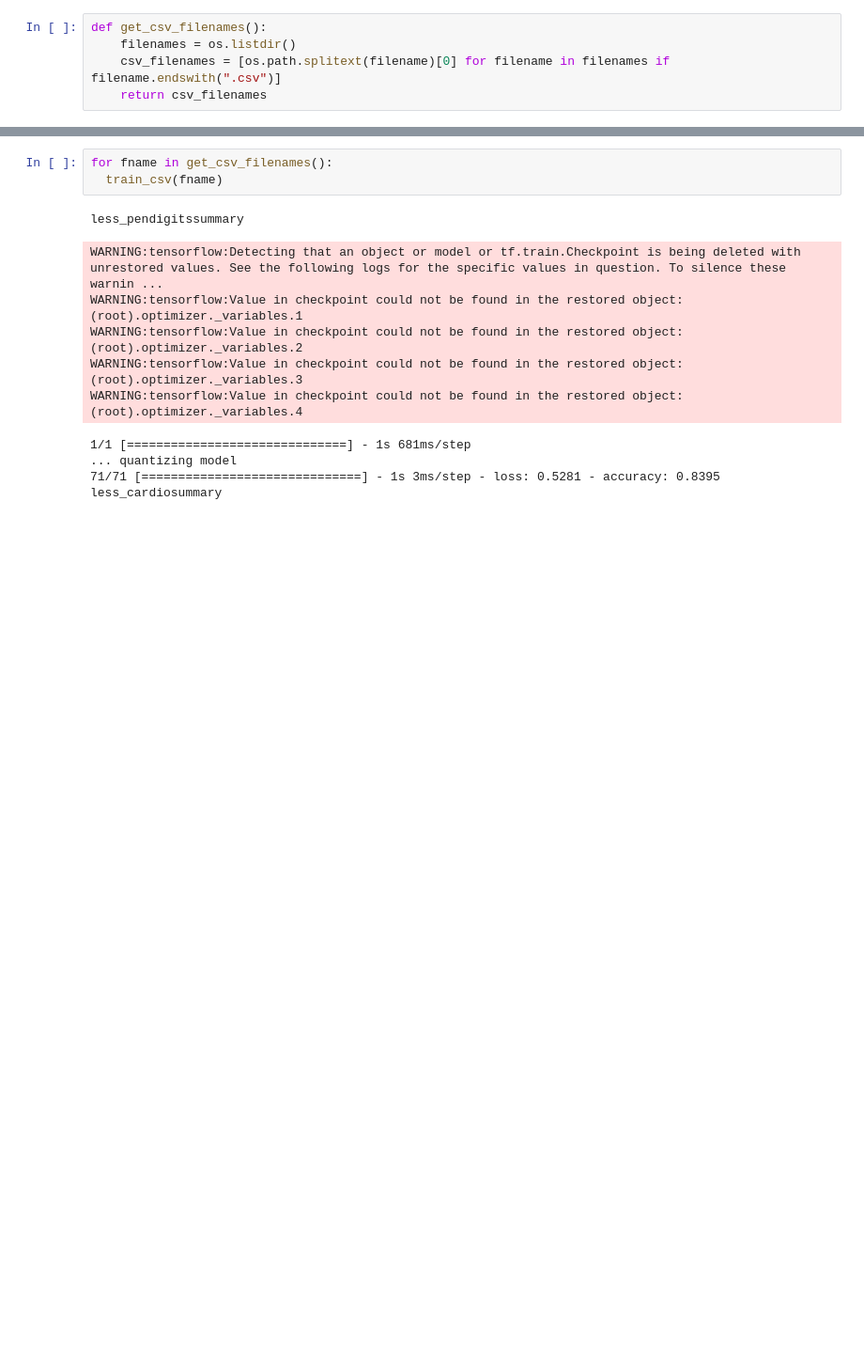
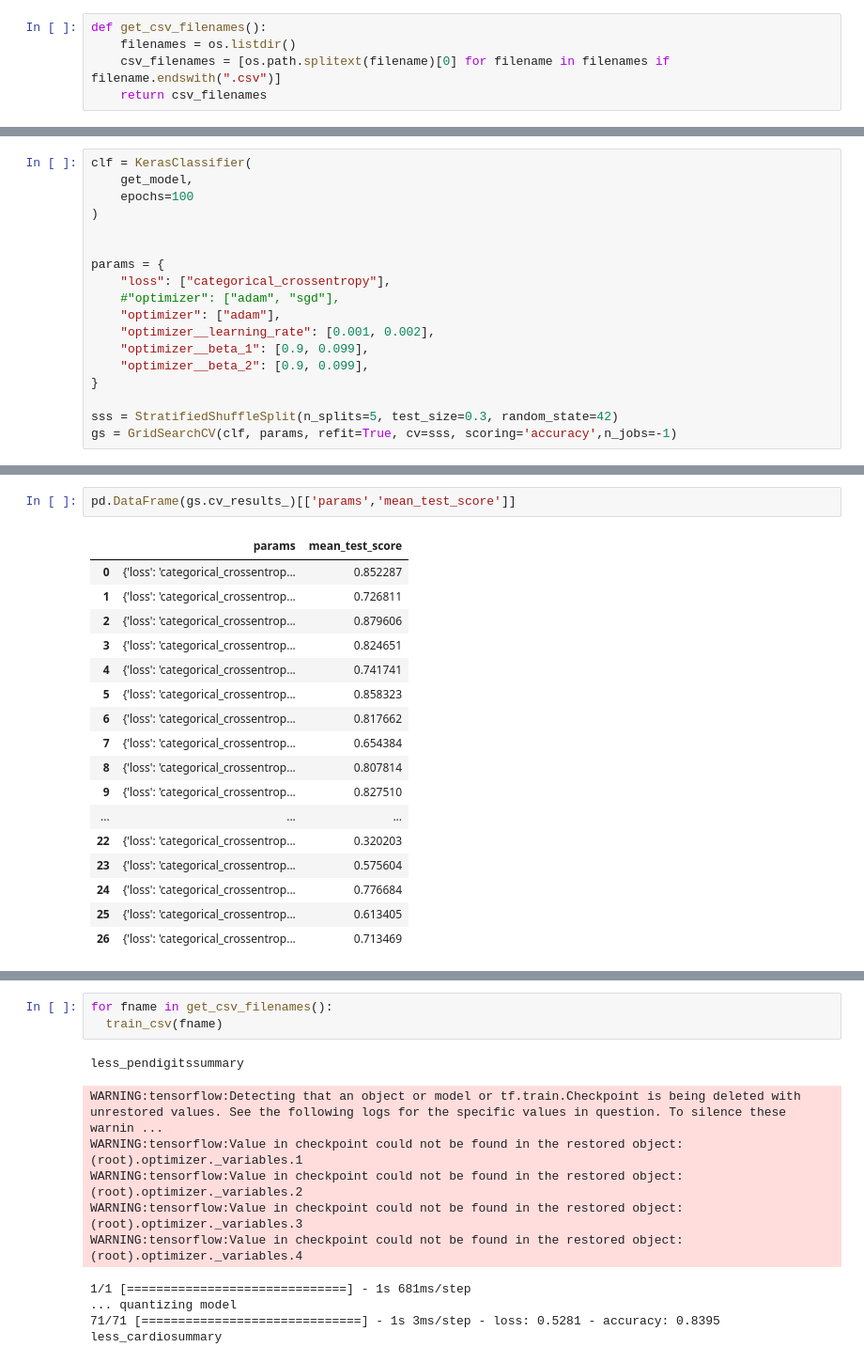
Before and after one commit to cyberseihis/bnnprint, a Jupyter notebook: notebooks/skqktnn.ipynb, the cells around one changed output, grey strips where cells are left out. Shown: that part at 94% size. Cells and saved outputs as stored; diff of their text form; blank space fills up the shorter version.

```diff
--- a/notebooks/skqktnn.ipynb
+++ b/notebooks/skqktnn.ipynb
@@ -205,0 +110,18 @@ AttributeError: ignored
+# %%
+clf = KerasClassifier(
+    get_model,
+    epochs=100
+)
+
+
+params = {
+    "loss": ["categorical_crossentropy"],
+    #"optimizer": ["adam", "sgd"],
+    "optimizer": ["adam"],
+    "optimizer__learning_rate": [0.001, 0.002],
+    "optimizer__beta_1": [0.9, 0.099],
+    "optimizer__beta_2": [0.9, 0.099],
+}
+
+sss = StratifiedShuffleSplit(n_splits=5, test_size=0.3, random_state=42)
+gs = GridSearchCV(clf, params, refit=True, cv=sss, scoring='accuracy',n_jobs=-1)
@@ -205,0 +293,20 @@ AttributeError: ignored
+# %%
+pd.DataFrame(gs.cv_results_)[['params','mean_test_score']]
+# %% [output]
+|  | params | mean_test_score |
+| 0 | {'loss': 'categorical_crossentrop... | 0.852287 |
+| 1 | {'loss': 'categorical_crossentrop... | 0.726811 |
+| 2 | {'loss': 'categorical_crossentrop... | 0.879606 |
+| 3 | {'loss': 'categorical_crossentrop... | 0.824651 |
+| 4 | {'loss': 'categorical_crossentrop... | 0.741741 |
+| 5 | {'loss': 'categorical_crossentrop... | 0.858323 |
+| 6 | {'loss': 'categorical_crossentrop... | 0.817662 |
+| 7 | {'loss': 'categorical_crossentrop... | 0.654384 |
+| 8 | {'loss': 'categorical_crossentrop... | 0.807814 |
+| 9 | {'loss': 'categorical_crossentrop... | 0.827510 |
+| ... | ... | ... |
+| 22 | {'loss': 'categorical_crossentrop... | 0.320203 |
+| 23 | {'loss': 'categorical_crossentrop... | 0.575604 |
+| 24 | {'loss': 'categorical_crossentrop... | 0.776684 |
+| 25 | {'loss': 'categorical_crossentrop... | 0.613405 |
+| 26 | {'loss': 'categorical_crossentrop... | 0.713469 |
```
Also changed, not shown: parts of 17 cells of this notebook.
